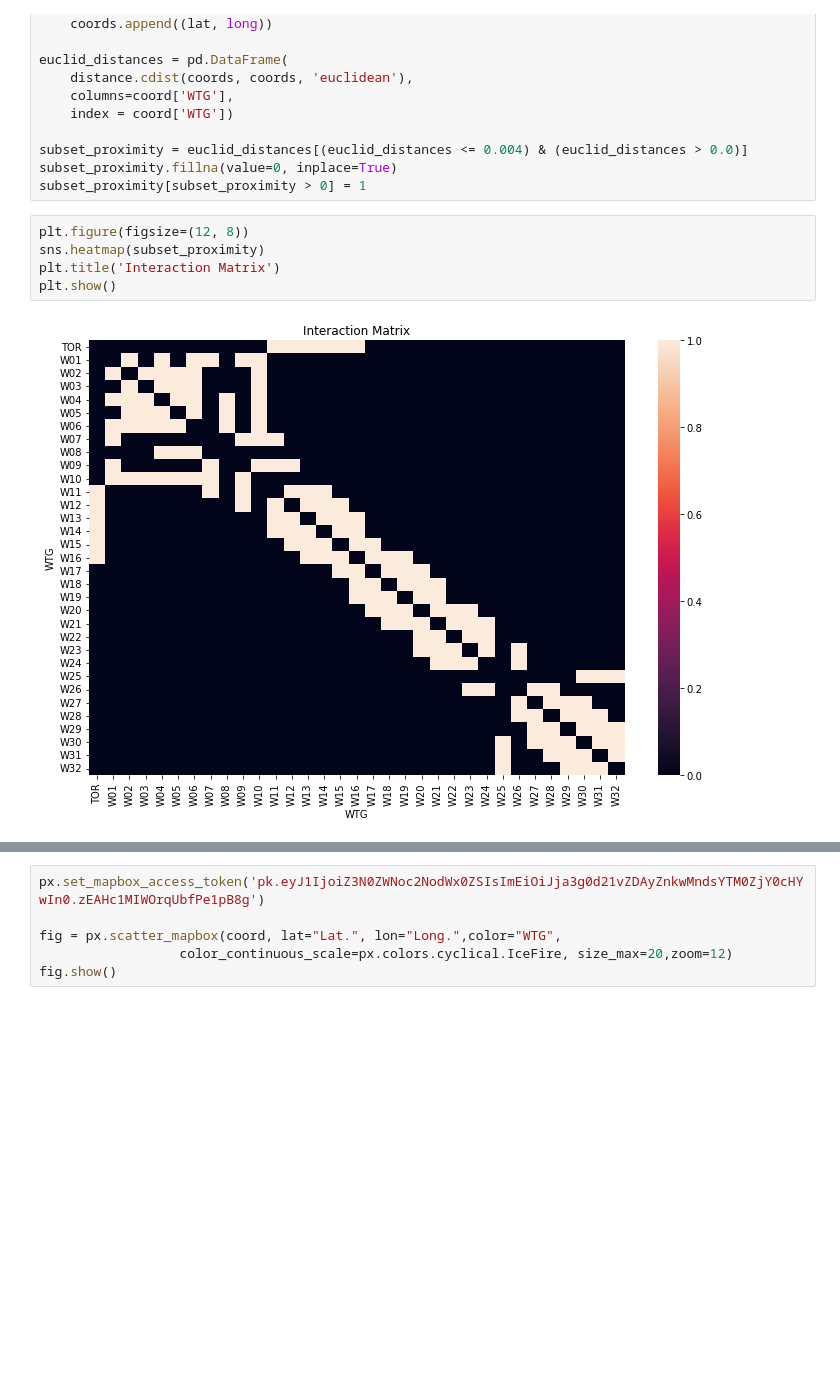
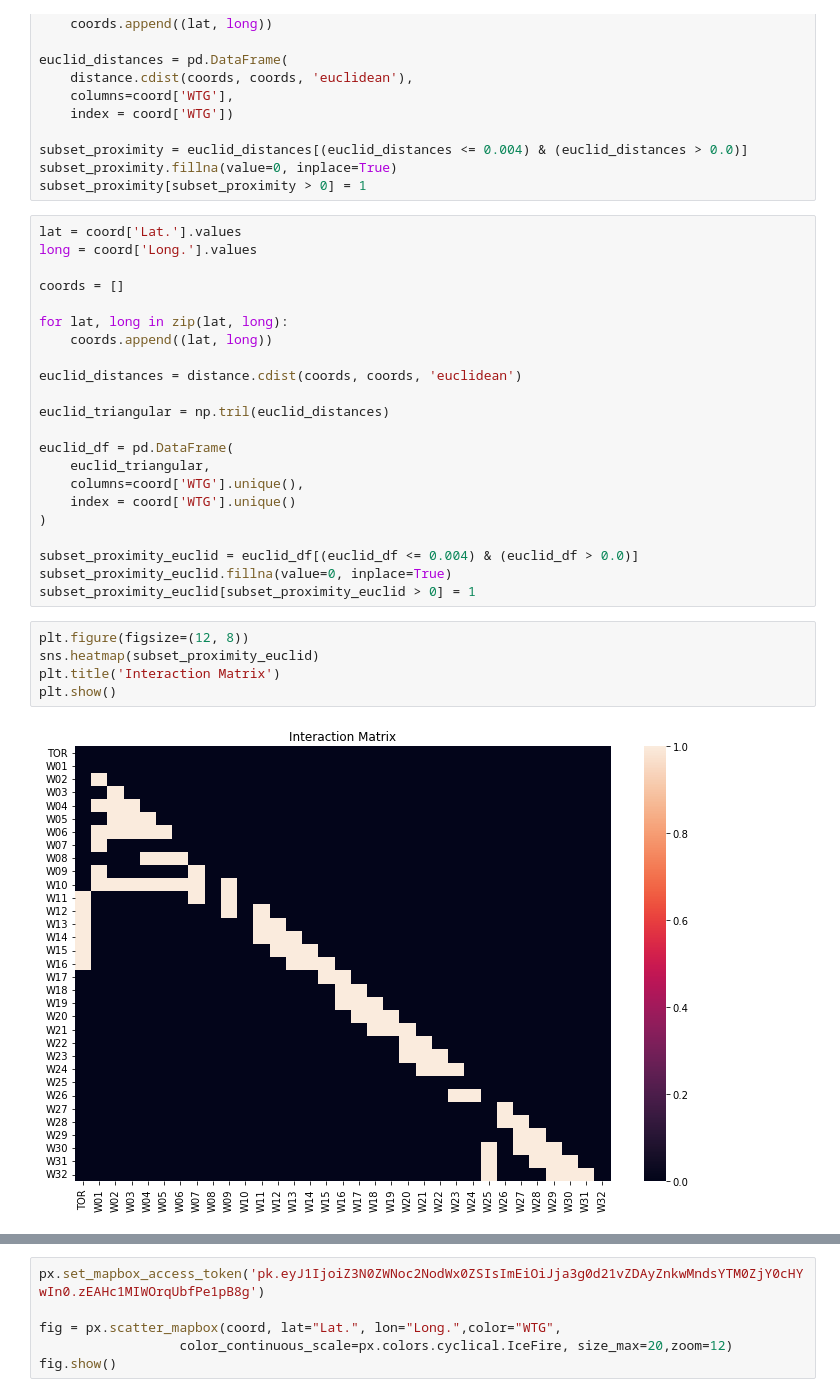
Before and after one commit to GStechschulte/wake_effect, a Jupyter notebook: turbine_distances/turbine_distances.ipynb, the cells around one changed output, grey strips where cells are left out. Cells and saved outputs as stored; diff of their text form; blank space fills up the shorter version.

```diff
--- a/turbine_distances/turbine_distances.ipynb
+++ b/turbine_distances/turbine_distances.ipynb
@@ -34,10 +112,32 @@ euclid_distances = pd.DataFrame(
 subset_proximity = euclid_distances[(euclid_distances <= 0.004) & (euclid_distances > 0.0)]
 subset_proximity.fillna(value=0, inplace=True)
 subset_proximity[subset_proximity > 0] = 1
+# %%
+lat = coord['Lat.'].values
+long = coord['Long.'].values
+
+coords = []
+
+for lat, long in zip(lat, long):
+    coords.append((lat, long))
+
+euclid_distances = distance.cdist(coords, coords, 'euclidean')
+
+euclid_triangular = np.tril(euclid_distances)
+
+euclid_df = pd.DataFrame(
+    euclid_triangular,
+    columns=coord['WTG'].unique(),
+    index = coord['WTG'].unique()
+)
+
+subset_proximity_euclid = euclid_df[(euclid_df <= 0.004) & (euclid_df > 0.0)]
+subset_proximity_euclid.fillna(value=0, inplace=True)
+subset_proximity_euclid[subset_proximity_euclid > 0] = 1
 # %%
 plt.figure(figsize=(12, 8))
-sns.heatmap(subset_proximity)
+sns.heatmap(subset_proximity_euclid)
 plt.title('Interaction Matrix')
 plt.show()
 # %% [output]
-[figure, old version]
+[figure, new version]
```
Also changed, not shown: parts of 10 cells of this notebook.
